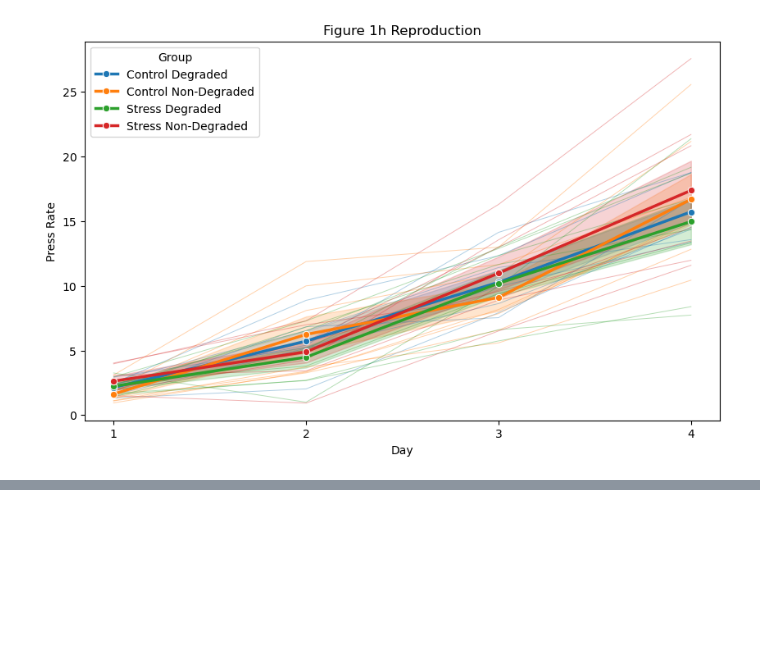
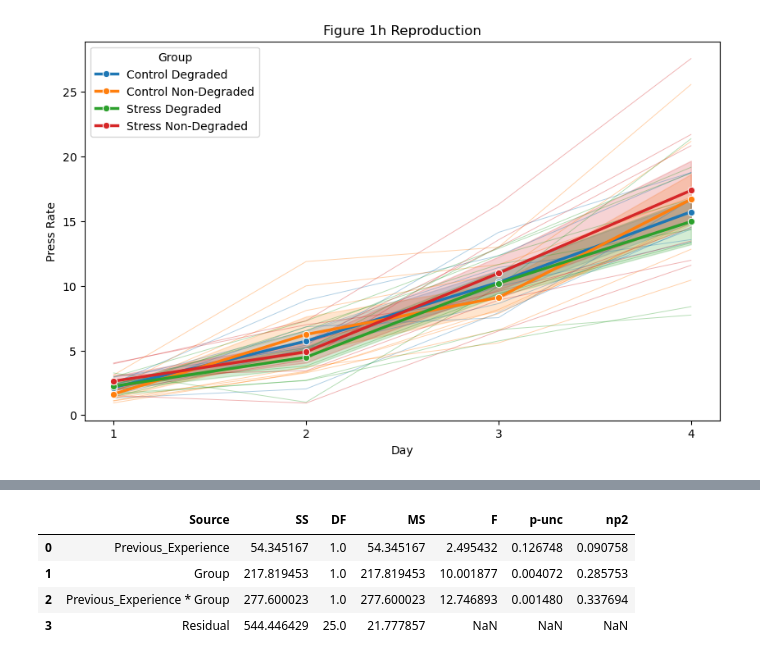
Before and after one commit to tristantd/giovannielloetal2025, a Jupyter notebook: Original_data_reproduce.ipynb, the cells around one changed output, grey strips where cells are left out. Drawn from its saved outputs; the diff is of its cells as text; code cells hidden in the pictures; blank space fills up the shorter version.

```diff
--- a/Original_data_reproduce.ipynb
+++ b/Original_data_reproduce.ipynb
@@ -114,0 +211,15 @@ print(data_1i.head(30))
+# %%
+#Fixing Figure 1i ANOVA DATA LOADING
+
+data_1i_anova = pd.read_csv('1i_anova.csv')
+
+data_1i_anova = data_1i_anova.rename(columns={'Subject ID': 'Subject_ID', 'Press Rate': 'Press_Rate'}) # Rename columns
+
+data_1i_anova = data_1i_anova.rename(columns={'Previous Experience': 'Previous_Experience'})
+
+
+data_1i_anova['Group'] = data_1i_anova['Group'].astype('category')
+
+data_1i_anova['Previous_Experience'] = data_1i_anova['Previous_Experience'].astype('category')
+
+print(data_1i_anova.head(30))
@@ -147,2 +276,16 @@ plt.show()
 # %%
 # Need to do ANOVA here
+# %%
+# Figure 1i two way anova
+
+pg.anova(
+    data=data_1i_anova,
+    dv='Press_Rate',
+    between=['Previous_Experience', 'Group']
+)
+# %% [output]
+|  | Source | SS | DF | MS | F | p-unc | np2 |
+| 0 | Previous_Experience | 54.345167 | 1.0 | 54.345167 | 2.495432 | 0.126748 | 0.090758 |
+| 1 | Group | 217.819453 | 1.0 | 217.819453 | 10.001877 | 0.004072 | 0.285753 |
+| 2 | Previous_Experience * Group | 277.600023 | 1.0 | 277.600023 | 12.746893 | 0.001480 | 0.337694 |
+| 3 | Residual | 544.446429 | 25.0 | 21.777857 | NaN | NaN | NaN |
```
Also changed, not shown: parts of 9 cells of this notebook, 8 other files.
